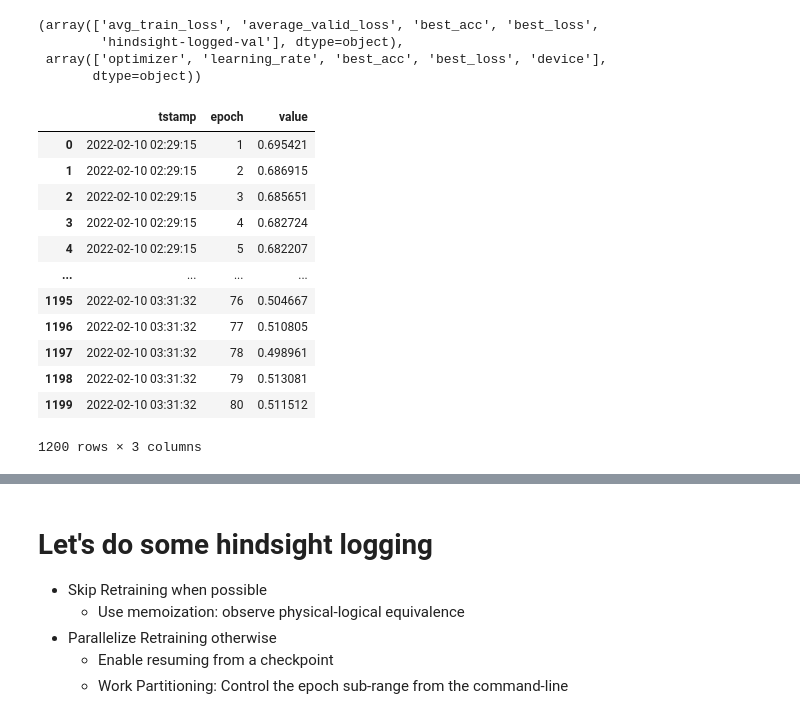
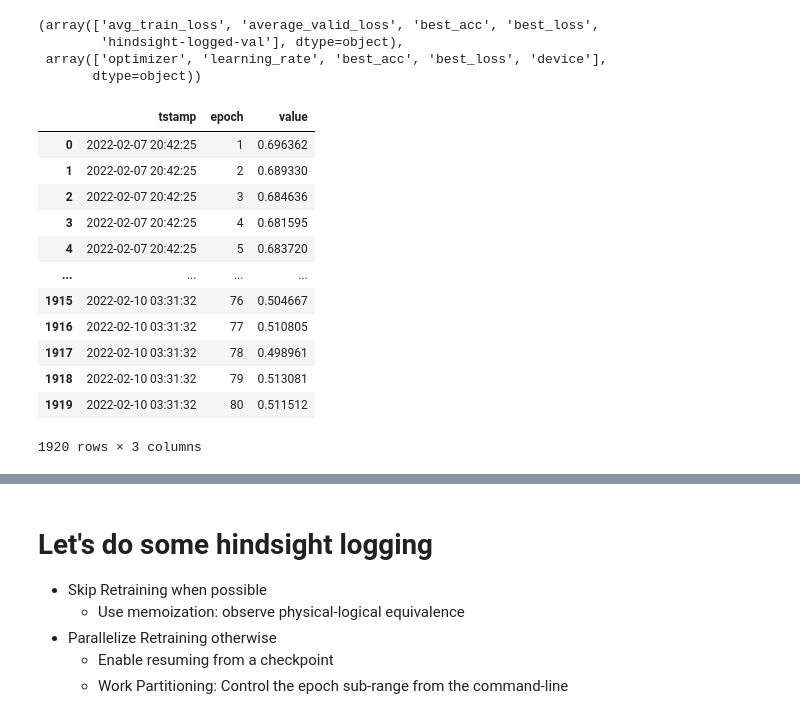
Before and after one commit to ucbrise/kaggle-nlp-disasters, a Jupyter notebook: demo.ipynb, the cells around one changed output, grey strips where cells are left out. Saved outputs shown, nothing was run; the diff lists cells and outputs as text; code cells hidden in the pictures.

```diff
--- a/demo.ipynb
+++ b/demo.ipynb
@@ -124,28 +121,27 @@ record_df['name'].unique(), replay_df['name'].unique() # What did I log in the p
 # %%
 # import plotly.express as px
 
 df = record_df
-df = df[df['tstamp'] >= np.Datetime64('2022-02-10')]
 avg_train_loss = df[df['name'] == 'avg_train_loss']
 avg_train_loss_agg = avg_train_loss.groupby(['tstamp', 'epoch']).agg({'value': 'mean'}).reset_index()
 avg_train_loss_agg['tstamp'] = avg_train_loss_agg['tstamp'].map(str)
 avg_train_loss_agg # Rollup
 # fig = px.line_3d(avg_train_loss_agg, x='tstamp', y='epoch', z='value', color='tstamp')
 # fig.show()
 # %% [output]
 |  | tstamp | epoch | value |
-| 0 | 2022-02-10 02:29:15 | 1 | 0.695421 |
-| 1 | 2022-02-10 02:29:15 | 2 | 0.686915 |
-| 2 | 2022-02-10 02:29:15 | 3 | 0.685651 |
-| 3 | 2022-02-10 02:29:15 | 4 | 0.682724 |
-| 4 | 2022-02-10 02:29:15 | 5 | 0.682207 |
+| 0 | 2022-02-07 20:42:25 | 1 | 0.696362 |
+| 1 | 2022-02-07 20:42:25 | 2 | 0.689330 |
+| 2 | 2022-02-07 20:42:25 | 3 | 0.684636 |
+| 3 | 2022-02-07 20:42:25 | 4 | 0.681595 |
+| 4 | 2022-02-07 20:42:25 | 5 | 0.683720 |
 | ... | ... | ... | ... |
-| 1195 | 2022-02-10 03:31:32 | 76 | 0.504667 |
-| 1196 | 2022-02-10 03:31:32 | 77 | 0.510805 |
-| 1197 | 2022-02-10 03:31:32 | 78 | 0.498961 |
-| 1198 | 2022-02-10 03:31:32 | 79 | 0.513081 |
-| 1199 | 2022-02-10 03:31:32 | 80 | 0.511512 |
+| 1915 | 2022-02-10 03:31:32 | 76 | 0.504667 |
+| 1916 | 2022-02-10 03:31:32 | 77 | 0.510805 |
+| 1917 | 2022-02-10 03:31:32 | 78 | 0.498961 |
+| 1918 | 2022-02-10 03:31:32 | 79 | 0.513081 |
+| 1919 | 2022-02-10 03:31:32 | 80 | 0.511512 |
-1200 rows × 3 columns
+1920 rows × 3 columns
 # %%
 import matplotlib.pyplot as plt
 # %%
```
Also changed, not shown: parts of 4 cells of this notebook.
